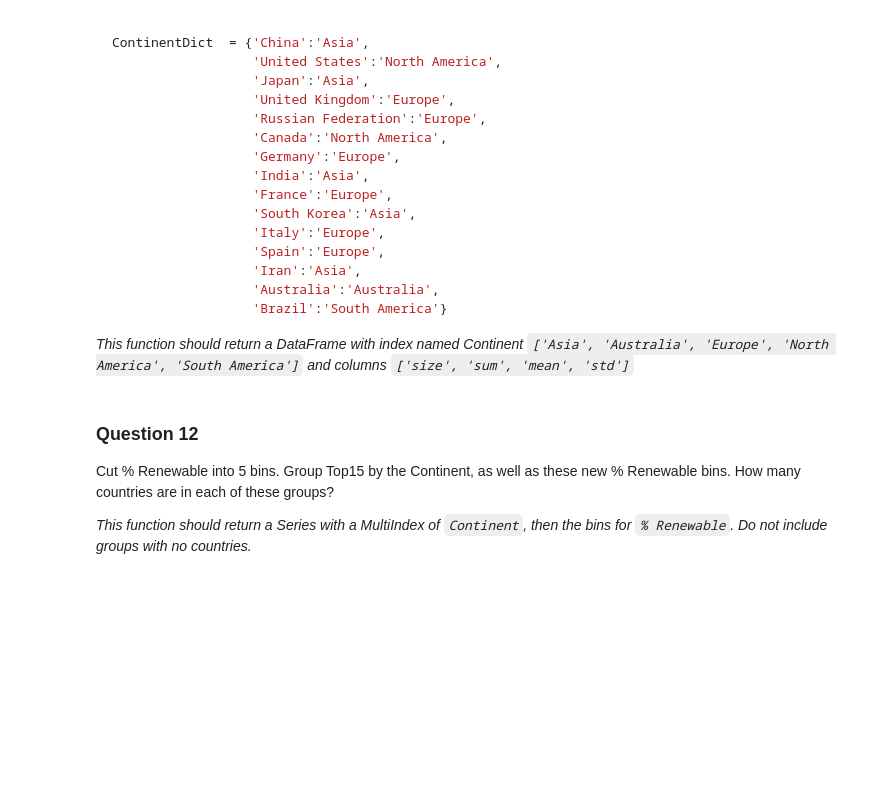
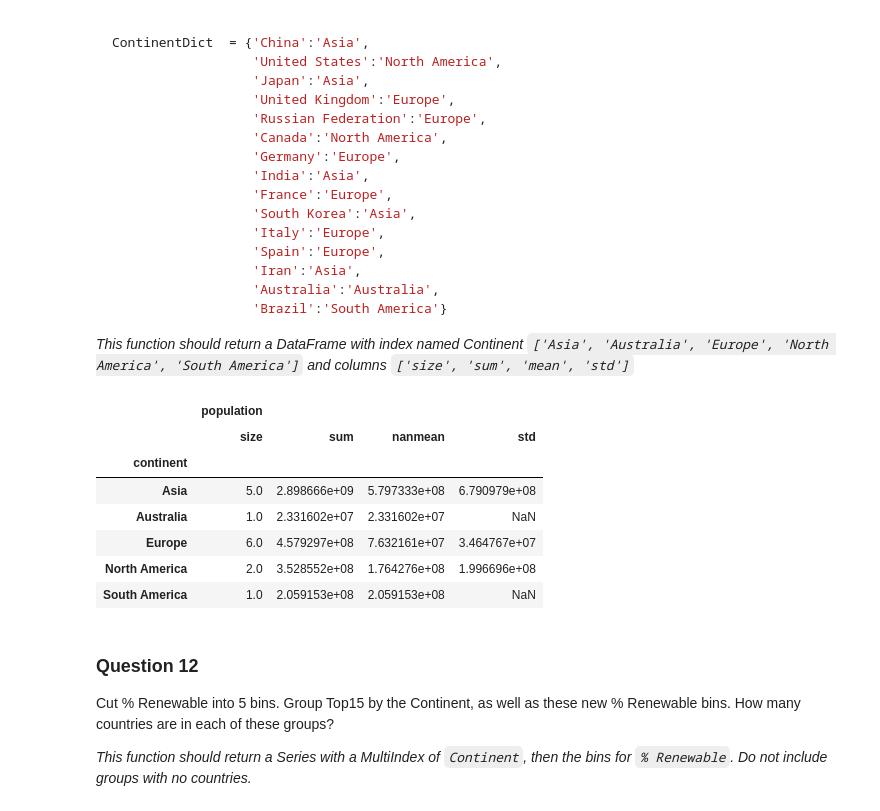
Before and after one commit to dfreeman500/CL-Python2, a Jupyter notebook: Homework/assignment3/assignment3.ipynb, the cells around one changed output. Cells and saved outputs as stored; diff of their text form; code cells hidden in the pictures; blank space fills up the shorter version.

````diff
--- a/Homework/assignment3/assignment3.ipynb
+++ b/Homework/assignment3/assignment3.ipynb
@@ -484,10 +484,48 @@ ContinentDict  = {'China':'Asia',
 ```
 
 *This function should return a DataFrame with index named Continent `['Asia', 'Australia', 'Europe', 'North America', 'South America']` and columns `['size', 'sum', 'mean', 'std']`*
-# %%
-def answer_eleven():
-    # YOUR CODE HERE
-    raise NotImplementedError()
+# %%
+ContinentDict  = {'China':'Asia',
+                  'United States':'North America',
+                  'Japan':'Asia',
+                  'United Kingdom':'Europe',
+                  'Russian Federation':'Europe',
+                  'Canada':'North America',
+                  'Germany':'Europe',
+                  'India':'Asia',
+                  'France':'Europe',
+                  'South Korea':'Asia',
+                  'Italy':'Europe',
+                  'Spain':'Europe',
+                  'Iran':'Asia',
+                  'Australia':'Australia',
+                  'Brazil':'South America'}
+
+merged_df15['continent'] = merged_df15.index.map(ContinentDict)
+merged_df15.head()
+df_group = merged_df15.groupby(level = 0)
+
+
+def answer_eleven():
+    # YOUR CODE HERE
+    # raise NotImplementedError()
+    return (merged_df15
+    .groupby("continent")
+    .agg({"population": (len, np.sum, np.nanmean, np.nanstd)})
+    .rename(columns = {"len": "size",
+    "nanmena": "mean",
+    "nanstd" : "std"}))
+
+answer_eleven()
+# %% [output]
+|  | population |  |  |  |
+|  | size | sum | nanmean | std |
+| continent |  |  |  |  |
+| Asia | 5.0 | 2.898666e+09 | 5.797333e+08 | 6.790979e+08 |
+| Australia | 1.0 | 2.331602e+07 | 2.331602e+07 | NaN |
+| Europe | 6.0 | 4.579297e+08 | 7.632161e+07 | 3.464767e+07 |
+| North America | 2.0 | 3.528552e+08 | 1.764276e+08 | 1.996696e+08 |
+| South America | 1.0 | 2.059153e+08 | 2.059153e+08 | NaN |
 # %%
 assert type(answer_eleven()) == pd.DataFrame, "Q11: You should return a DataFrame!"
 
````
